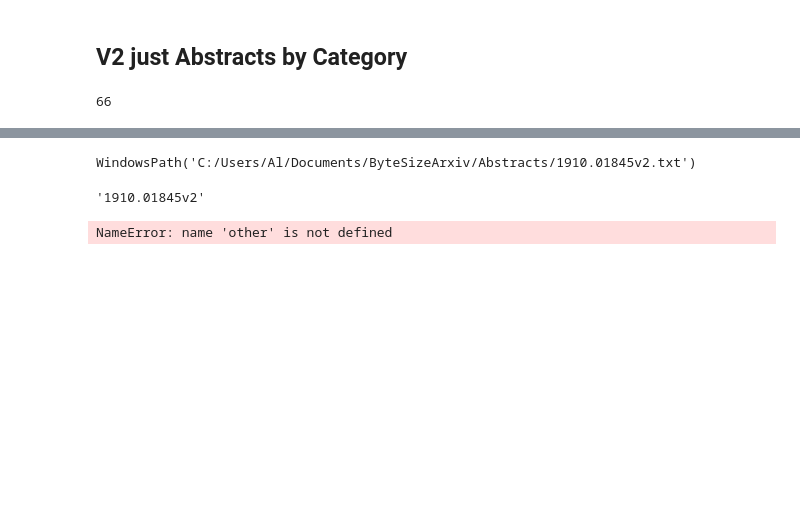
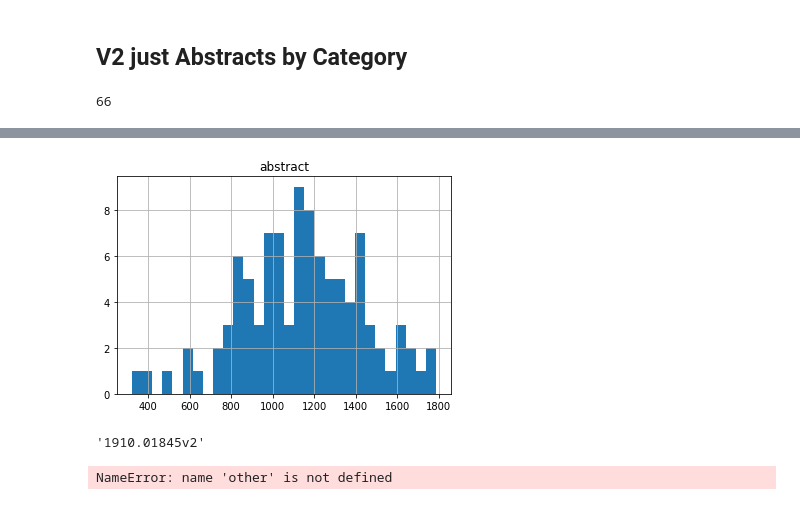
Before and after one commit to Alx-AI/ByteSizeArxiv_Archive, a Jupyter notebook: byte size Arxiv.ipynb, the cells around one changed output, grey strips where cells are left out. Cells and saved outputs as stored; diff of their text form; code cells hidden in the pictures; blank space fills up the shorter version.

```diff
--- a/byte size Arxiv.ipynb
+++ b/byte size Arxiv.ipynb
@@ -193,7 +194,19 @@ published[1][0:10]
 # %% [markdown]
 ##  V2 just Abstracts by Category
 # %%
-Date = "2020-06-01"
+def prePro(text):
+    cleanedText=text
+    cleanedText = re.sub(r'(\(([^)^(]+)\))','',cleanedText) #removes everything inside of parentheses, have to re-run for nested
+    cleanedText = re.sub(r'(\[([^]^[]+)\])','',cleanedText) #removes everything inside of square brackets
+    cleanedText = re.sub(r'(\{([^}^{]+)\})','',cleanedText) #removes everything inside of curly brackets
+    cleanedText = re.sub(r'[^\w^\s^.]',' ', cleanedText) #Remove all characters not [a-zA-Z0-9_] excluding spaces and periods
+    cleanedText = re.sub(r'\d','', cleanedText) #Remove all numbers
+    cleanedText = re.sub(r'(\. ){2,}', '. ', cleanedText).strip() #Replace all multiple period spaces with one
+    return cleanedText
+
+import collections
+vocab_counter = collections.Counter()
+TheDate = "2020-06-01"
 #Set category
 #See Categories in Categories.txt, cs.LG = Machine Learning
 Category = 'cs.LG'
@@ -213,7 +226,10 @@ query = 'search_query=%s&max_results=%i&sortBy=submittedDate&sortOrder=descendin
 
 #List of paper entries with all info
 corpusEntry=[]
+corpusSumm = []
+corpusTextCount=[]
 other =[]
+tokens =[]
 # Opensearch metadata such as totalResults, startIndex,
 # and itemsPerPage live in the opensearch namespase.
 # Some entry metadata lives in the arXiv namespace.
@@ -232,6 +248,9 @@ for entry in feed.entries:
     if entry.published[0:10] == TheDate:
         corpusEntry.append(entry)
     other.append(entry)
+    corpusTextCount.append(len(entry.summary))
+    corpusSumm.append(prePro(entry.summary))
+
 len(corpusEntry)
 # %% [output]
 66
@@ -238,9 +385,14 @@ len(corpusEntry)
+# %%
+corpusTextCount
+length_df = pd.DataFrame({'abstract':corpusTextCount})
+length_df.hist(bins=30)
+plt.show()
+# %% [output]
+[figure, added]
 # %%
 AbstractsDir = r'C:\Users\Al\Documents\ByteSizeArxiv\Abstracts'
 AbstractsDir = Path(AbstractsDir)
-AbstractsDir / (theID+".txt")
+#AbstractsDir / (theID+".txt")
-# %% [output]
-WindowsPath('C:/Users/Al/Documents/ByteSizeArxiv/Abstracts/1910.01845v2.txt')
 # %%
 theID = corpusEntry[0].id.rsplit('/',1)[1]
 # %%
```
Also changed, not shown: parts of 8 cells of this notebook, 1 other file.
